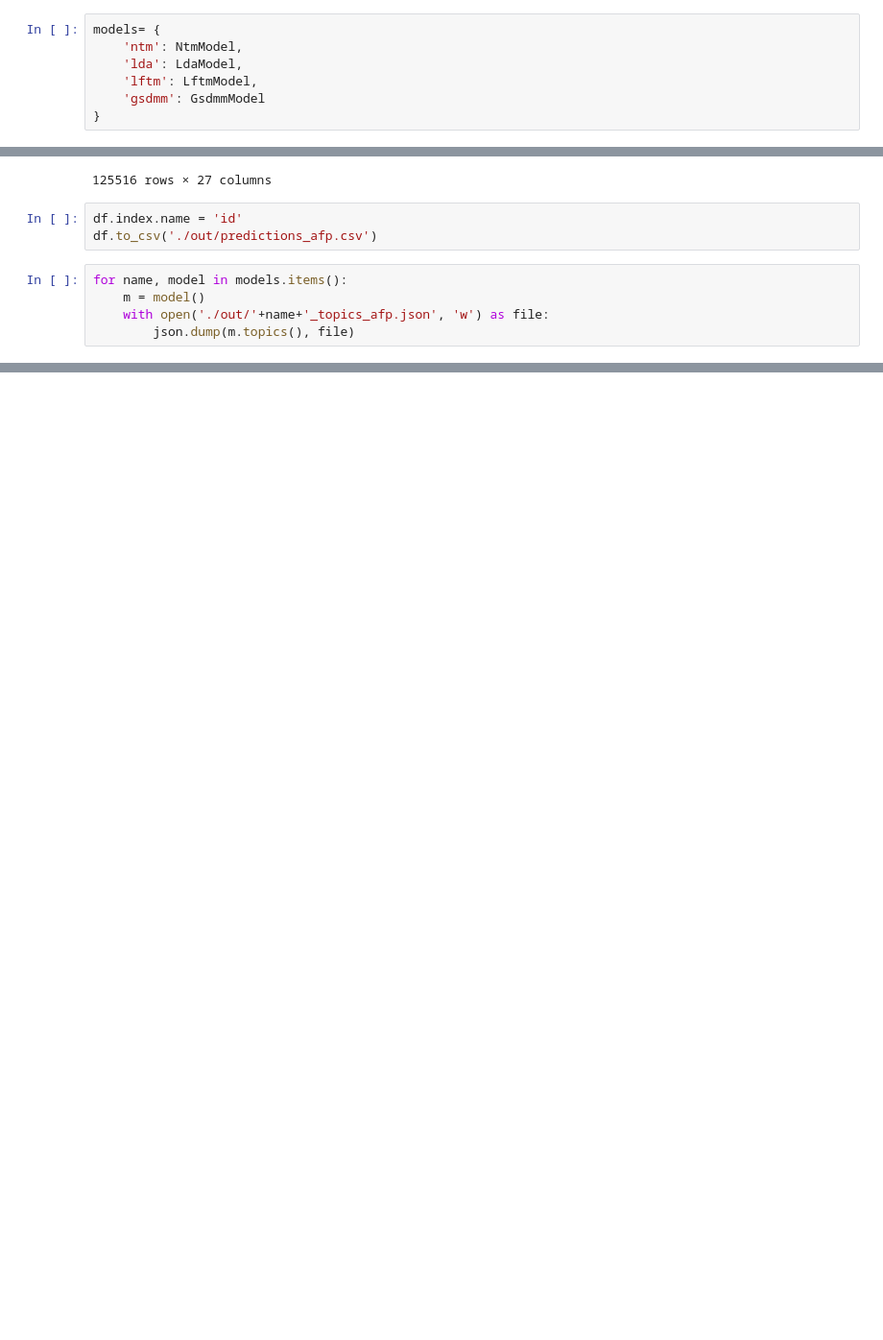
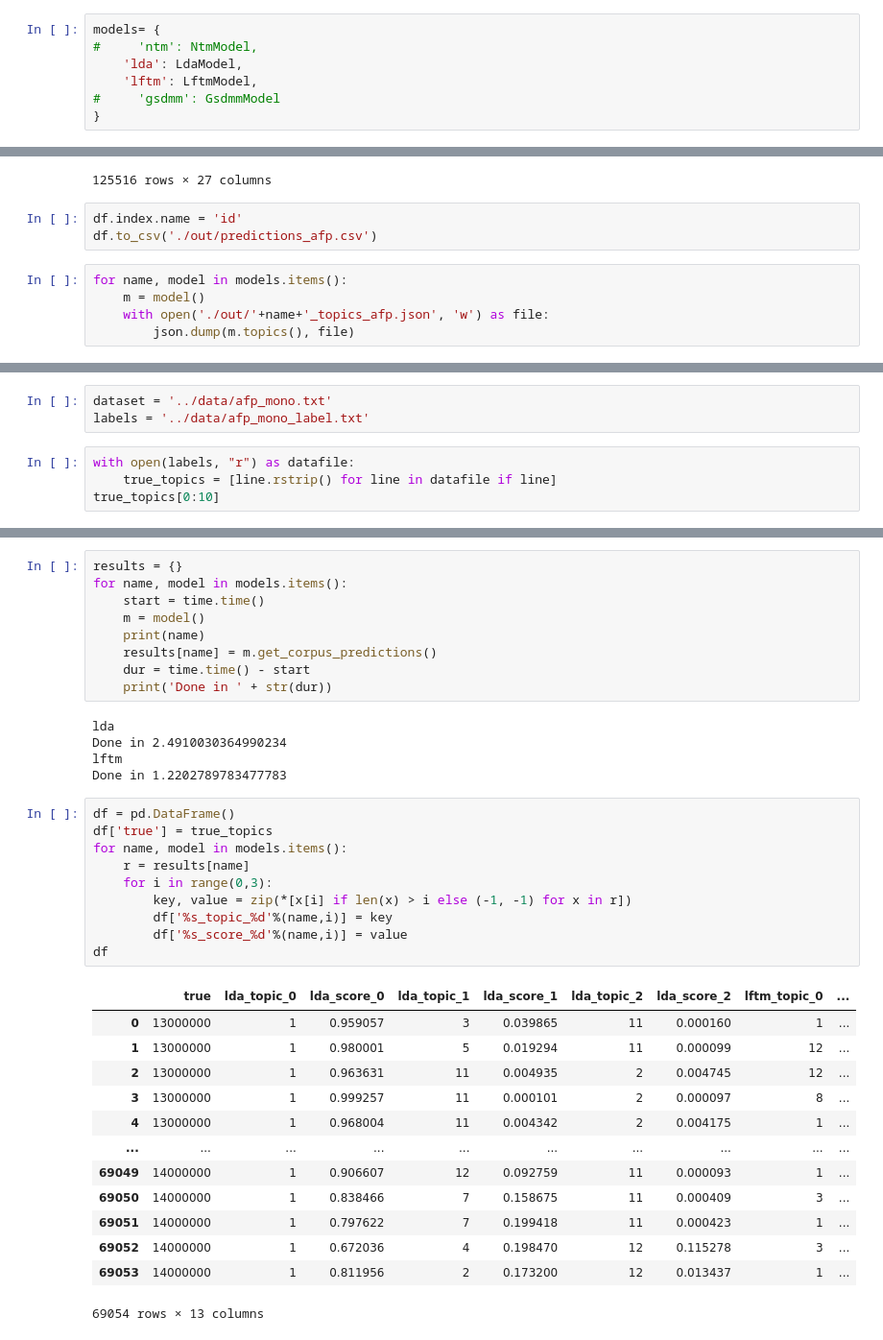
Before and after one commit to D2KLab/ToModAPI, a Jupyter notebook: notebooks/training_corpus_predictions.ipynb, the cells around one changed output, grey strips where cells are left out. Shown at 96% size. Cells and saved outputs as stored; diff of their text form; blank space fills up the shorter version.

Commit message:
prediction afp mono and  balanced

```diff
--- a/notebooks/training_corpus_predictions.ipynb
+++ b/notebooks/training_corpus_predictions.ipynb
@@ -11,9 +13,9 @@ Using TensorFlow backend.
 # %%
 models= {
-    'ntm': NtmModel,
+#     'ntm': NtmModel,
     'lda': LdaModel,
     'lftm': LftmModel,
-    'gsdmm': GsdmmModel
+#     'gsdmm': GsdmmModel
 }
 # %% [markdown]
 # 20 NG Dataset
@@ -189,0 +194,7 @@ for name, model in models.items():
+# %%
+dataset = '../data/afp_mono.txt'
+labels = '../data/afp_mono_label.txt'
+# %%
+with open(labels, "r") as datafile:
+    true_topics = [line.rstrip() for line in datafile if line]
+true_topics[0:10]
@@ -189,0 +212,38 @@ for name, model in models.items():
+# %%
+results = {}
+for name, model in models.items():
+    start = time.time()
+    m = model()
+    print(name)
+    results[name] = m.get_corpus_predictions()
+    dur = time.time() - start
+    print('Done in ' + str(dur))
+# %% [output]
+lda
+Done in 2.4910030364990234
+lftm
+Done in 1.2202789783477783
+# %%
+df = pd.DataFrame()
+df['true'] = true_topics
+for name, model in models.items():
+    r = results[name]
+    for i in range(0,3):
+        key, value = zip(*[x[i] if len(x) > i else (-1, -1) for x in r])
+        df['%s_topic_%d'%(name,i)] = key
+        df['%s_score_%d'%(name,i)] = value
+df
+# %% [output]
+|  | true | lda_topic_0 | lda_score_0 | lda_topic_1 | lda_score_1 | lda_topic_2 | lda_score_2 | lftm_topic_0 | ... |
+| 0 | 13000000 | 1 | 0.959057 | 3 | 0.039865 | 11 | 0.000160 | 1 | ... |
+| 1 | 13000000 | 1 | 0.980001 | 5 | 0.019294 | 11 | 0.000099 | 12 | ... |
+| 2 | 13000000 | 1 | 0.963631 | 11 | 0.004935 | 2 | 0.004745 | 12 | ... |
+| 3 | 13000000 | 1 | 0.999257 | 11 | 0.000101 | 2 | 0.000097 | 8 | ... |
+| 4 | 13000000 | 1 | 0.968004 | 11 | 0.004342 | 2 | 0.004175 | 1 | ... |
+| ... | ... | ... | ... | ... | ... | ... | ... | ... | ... |
+| 69049 | 14000000 | 1 | 0.906607 | 12 | 0.092759 | 11 | 0.000093 | 1 | ... |
+| 69050 | 14000000 | 1 | 0.838466 | 7 | 0.158675 | 11 | 0.000409 | 3 | ... |
+| 69051 | 14000000 | 1 | 0.797622 | 7 | 0.199418 | 11 | 0.000423 | 1 | ... |
+| 69052 | 14000000 | 1 | 0.672036 | 4 | 0.198470 | 12 | 0.115278 | 3 | ... |
+| 69053 | 14000000 | 1 | 0.811956 | 2 | 0.173200 | 12 | 0.013437 | 1 | ... |
+69054 rows × 13 columns
```
Also changed, not shown: parts of 12 cells of this notebook, 7 other files.
